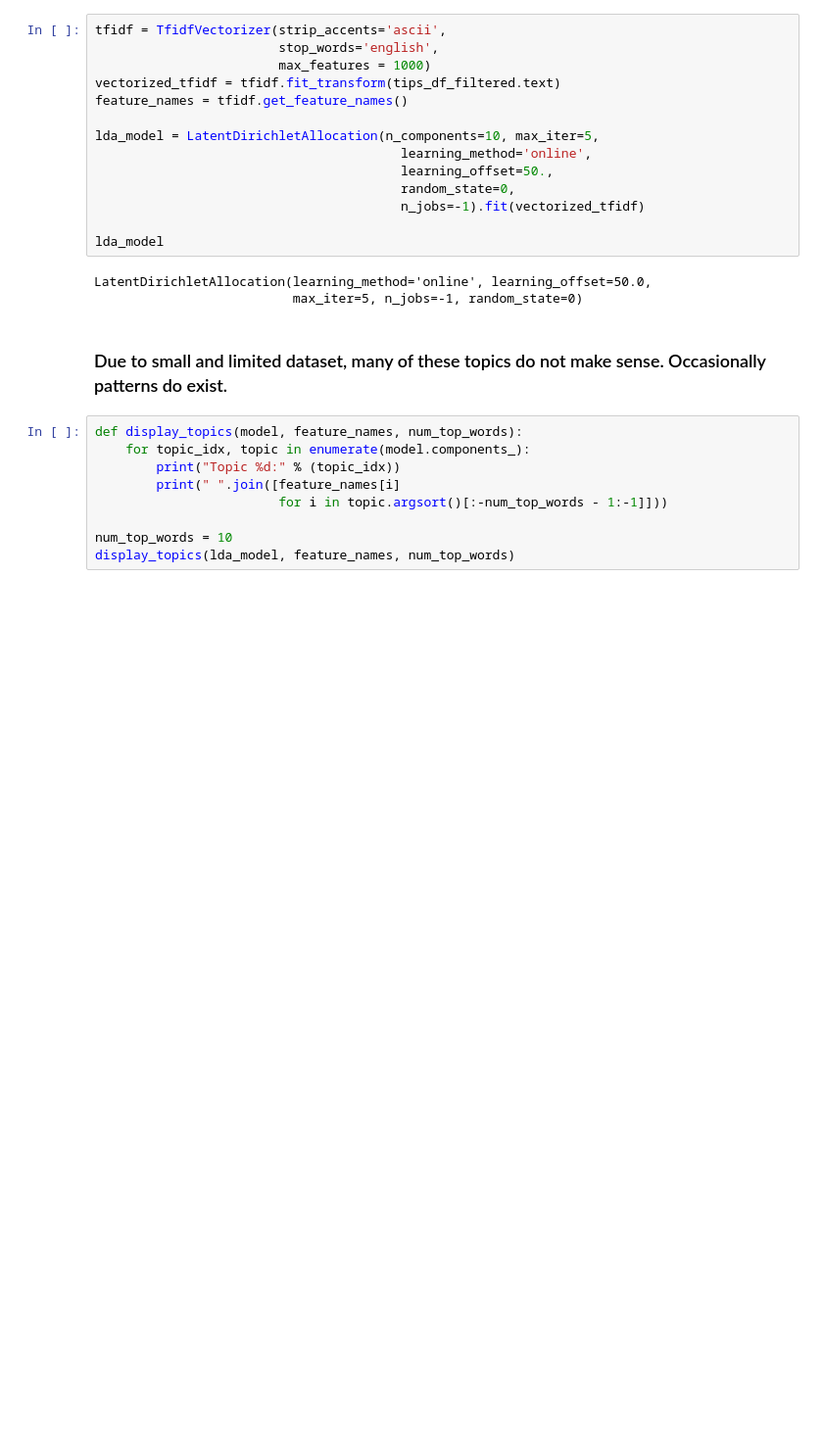
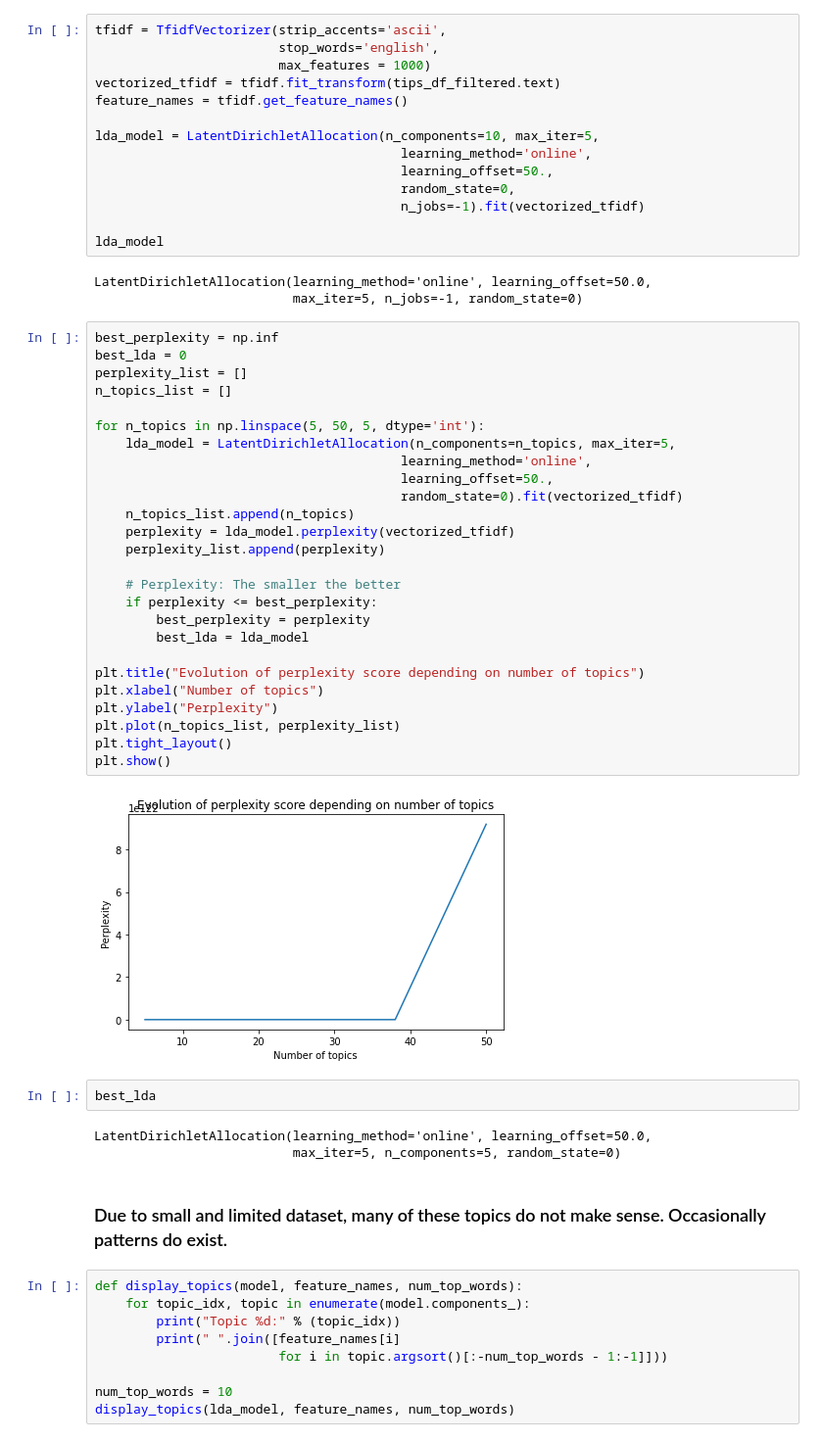
Before and after one commit to daniellkennett/BattleoftheNeighborhoods, a Jupyter notebook: src/WashingtonDCfood.ipynb, the cells around one changed output. Shown at 98% size. Cells and saved outputs as stored; diff of their text form; blank space fills up the shorter version.

```diff
--- a/src/WashingtonDCfood.ipynb
+++ b/src/WashingtonDCfood.ipynb
@@ -226,6 +220,39 @@ lda_model
 # %% [output]
 LatentDirichletAllocation(learning_method='online', learning_offset=50.0,
                           max_iter=5, n_jobs=-1, random_state=0)
+# %%
+best_perplexity = np.inf
+best_lda = 0
+perplexity_list = []
+n_topics_list = []
+
+for n_topics in np.linspace(5, 50, 5, dtype='int'):
+    lda_model = LatentDirichletAllocation(n_components=n_topics, max_iter=5,
+                                        learning_method='online',
+                                        learning_offset=50.,
+                                        random_state=0).fit(vectorized_tfidf)
+    n_topics_list.append(n_topics)
+    perplexity = lda_model.perplexity(vectorized_tfidf)
+    perplexity_list.append(perplexity)
+
+    # Perplexity: The smaller the better
+    if perplexity <= best_perplexity:
+        best_perplexity = perplexity
+        best_lda = lda_model
+
+plt.title("Evolution of perplexity score depending on number of topics")
+plt.xlabel("Number of topics")
+plt.ylabel("Perplexity")
+plt.plot(n_topics_list, perplexity_list)
+plt.tight_layout()
+plt.show()
+# %% [output]
+[figure, added]
+# %%
+best_lda
+# %% [output]
+LatentDirichletAllocation(learning_method='online', learning_offset=50.0,
+                          max_iter=5, n_components=5, random_state=0)
 # %% [markdown]
 ### Due to small and limited dataset, many of these topics do not make sense. Occasionally patterns do exist.
 # %%
```
Also changed, not shown: parts of 2 cells of this notebook.
